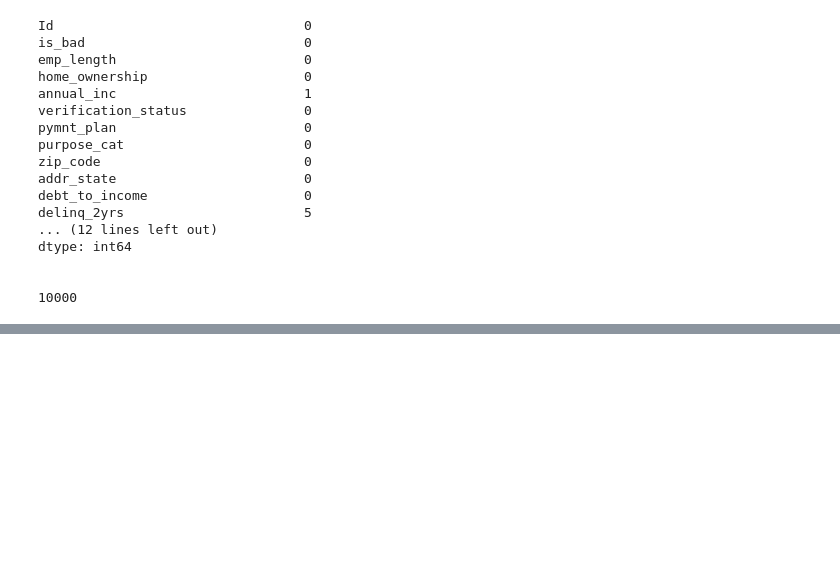
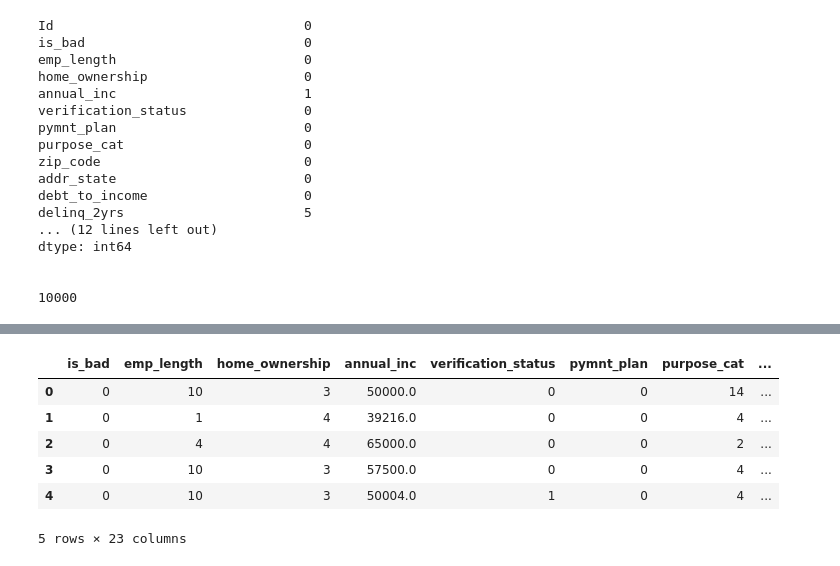
Before and after one commit to louiezzang/loan-prediction, a Jupyter notebook: prediction.ipynb, the cells around one changed output, grey strips where cells are left out. Saved outputs shown, nothing was run; the diff lists cells and outputs as text; code cells hidden in the pictures; blank space fills up the shorter version.

```diff
--- a/prediction.ipynb
+++ b/prediction.ipynb
@@ -119,6 +123,6 @@ def find_columns_to_drop(df):
 # %%
 # Needs to delete the fields such as `mths_since_last_delinq` and `mths_since_last_record`
 # because those fields values are quite missing.
-drop_columns = find_columns_to_drop(df_data)
-print("Dropped columns:", drop_columns)
-df_data = df_data.drop(['mths_since_last_delinq', 'mths_since_last_record'], axis=1)
+# # drop_columns = find_quite_missing_value_columns(df_data)
+# print("Dropped columns:", drop_columns)
+# df_data = df_data.drop(drop_columns, axis=1)
@@ -127,3 +129,6 @@ Dropped columns: ['mths_since_last_delinq', 'mths_since_last_record']
+# %%
+df_data['mths_since_last_delinq'].fillna(0, inplace=True)
+df_data['mths_since_last_record'].fillna(0, inplace=True)
 # %%
 # Drop rows that have not at least 5 non-NnN values.
 df_data.dropna(thresh=5)
@@ -150,0 +178,60 @@ df_data.dropna(thresh=5)
+# %%
+# Convert the categorical data
+print('addr_state:')
+print(df_data.addr_state.unique())
+
+print('\nzip_code:')
+#print(df_data.zip_code.unique())
+
+print('\nhome_ownership:')
+print(df_data.home_ownership.unique())
+
+print('\ninitial_list_status:')
+print(df_data.initial_list_status.unique())
+# dummies = pd.get_dummies(df_data['initial_list_status']).rename(columns=lambda x: 'is_' + str(x))
+# df_data = pd.concat([df_data, dummies], axis=1)
+# df_data = df_data.drop(['initial_list_status'],  axis=1)
+
+print('\npymnt_plan:')
+print(df_data.pymnt_plan.unique())
+
+print('\npolicy_code:')
+print(df_data.policy_code.unique())
+
+print('\nverification_status:')
+print(df_data.verification_status.unique())
+
+print('\npurpose_cat:')
+print(df_data.purpose_cat.unique())
+
+
+categorical_mapping = {
+    "pymnt_plan": {"n": 0, "y": 1},
+    "initial_list_status": {"f": 0, "m": 1},
+    "home_ownership": {"NONE": 1, "OTHER": 2, "MORTGAGE": 3, "RENT": 4, "OWN":  5},
+    "policy_code": {"PC1": 1, "PC2": 2, "PC3": 3, "PC4": 4, "PC5":  5},
+    "verification_status": {"not verified": 0, "VERIFIED - income": 1, "VERIFIED - income source": 1},
+}
+
+addr_state_mapping = {
+    label:idx for idx,label in
+    enumerate(np.unique(df_data['addr_state']))
+}
+
+zip_code_mapping = {
+    label:idx for idx,label in
+    enumerate(np.unique(df_data['zip_code']))
+}
+
+purpose_cat_mapping = {
+    label:idx for idx,label in
+    enumerate(np.unique(df_data['purpose_cat']))
+}
+
+df_data.replace(categorical_mapping, inplace=True)
+df_data.replace(addr_state_mapping, inplace=True)
+df_data.replace(zip_code_mapping, inplace=True)
+df_data.replace(purpose_cat_mapping, inplace=True)
+
+df_data.head()
+# %% [output]
@@ -150,0 +255,7 @@ df_data.dropna(thresh=5)
+|  | is_bad | emp_length | home_ownership | annual_inc | verification_status | pymnt_plan | purpose_cat | ... |
+| 0 | 0 | 10 | 3 | 50000.0 | 0 | 0 | 14 | ... |
+| 1 | 0 | 1 | 4 | 39216.0 | 0 | 0 | 4 | ... |
+| 2 | 0 | 4 | 4 | 65000.0 | 0 | 0 | 2 | ... |
+| 3 | 0 | 10 | 3 | 57500.0 | 0 | 0 | 4 | ... |
+| 4 | 0 | 10 | 3 | 50004.0 | 1 | 0 | 4 | ... |
+5 rows × 23 columns
```
Also changed, not shown: parts of 14 cells of this notebook, 2 other files.
